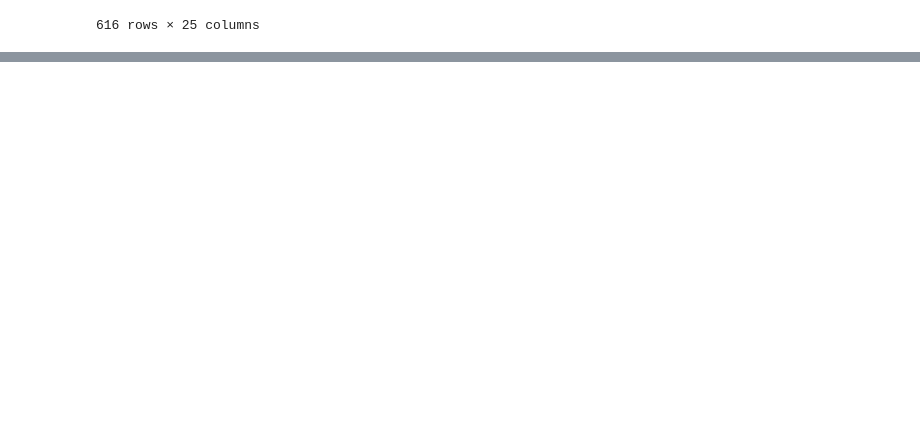
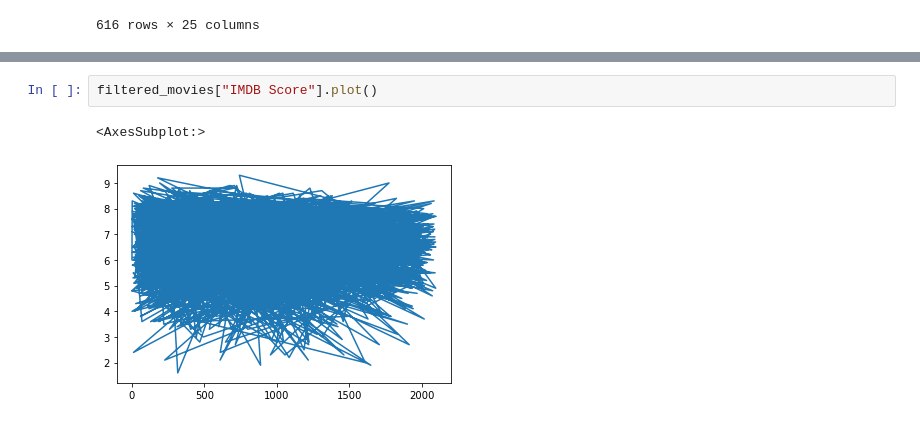
Before and after one commit to svdmaar/imdb, a Jupyter notebook: imdb01.ipynb, the cells around one changed output, grey strips where cells are left out. Drawn from its saved outputs; the diff is of its cells as text; blank space fills up the shorter version.

```diff
--- a/imdb01.ipynb
+++ b/imdb01.ipynb
@@ -522,0 +814,5 @@ movies.loc[movies["Genres"].str.contains("sci-fi", case=False)]
+# %%
+filtered_movies["IMDB Score"].plot()
+# %% [output]
+<AxesSubplot:>
+[figure, added]
```
Also changed, not shown: parts of 44 cells of this notebook.
